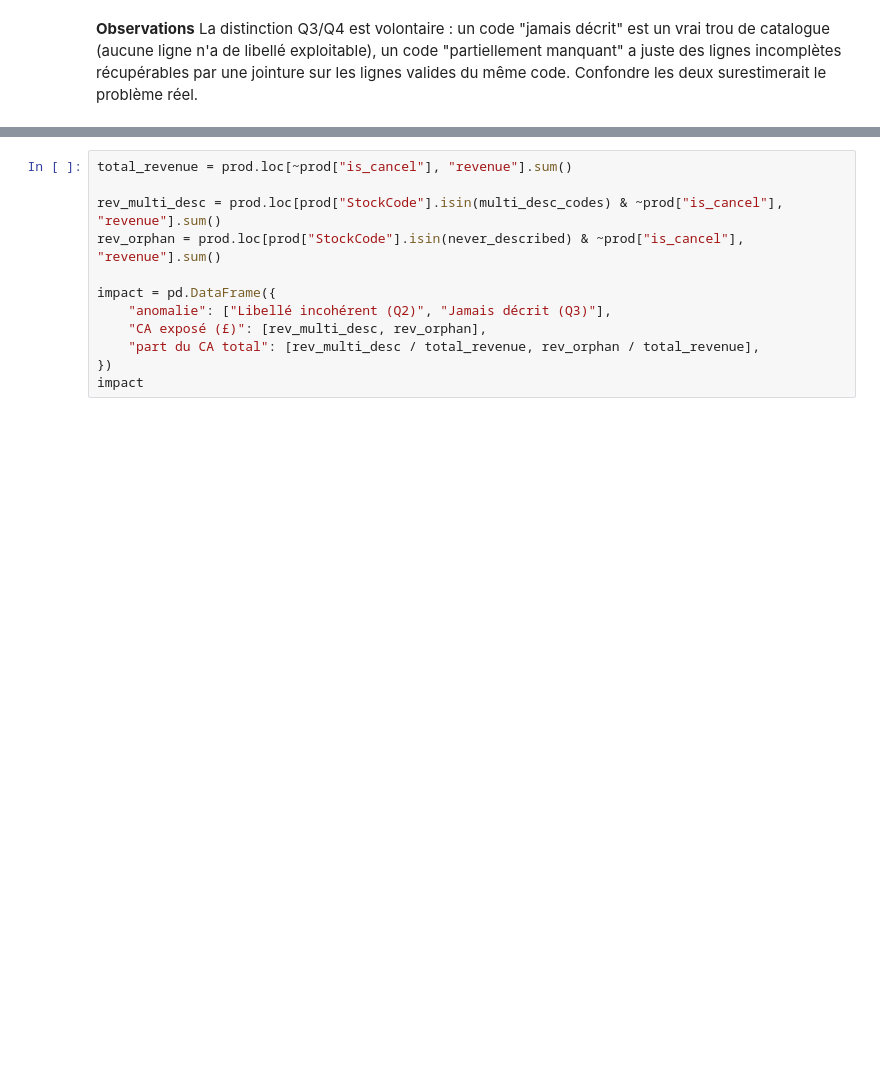
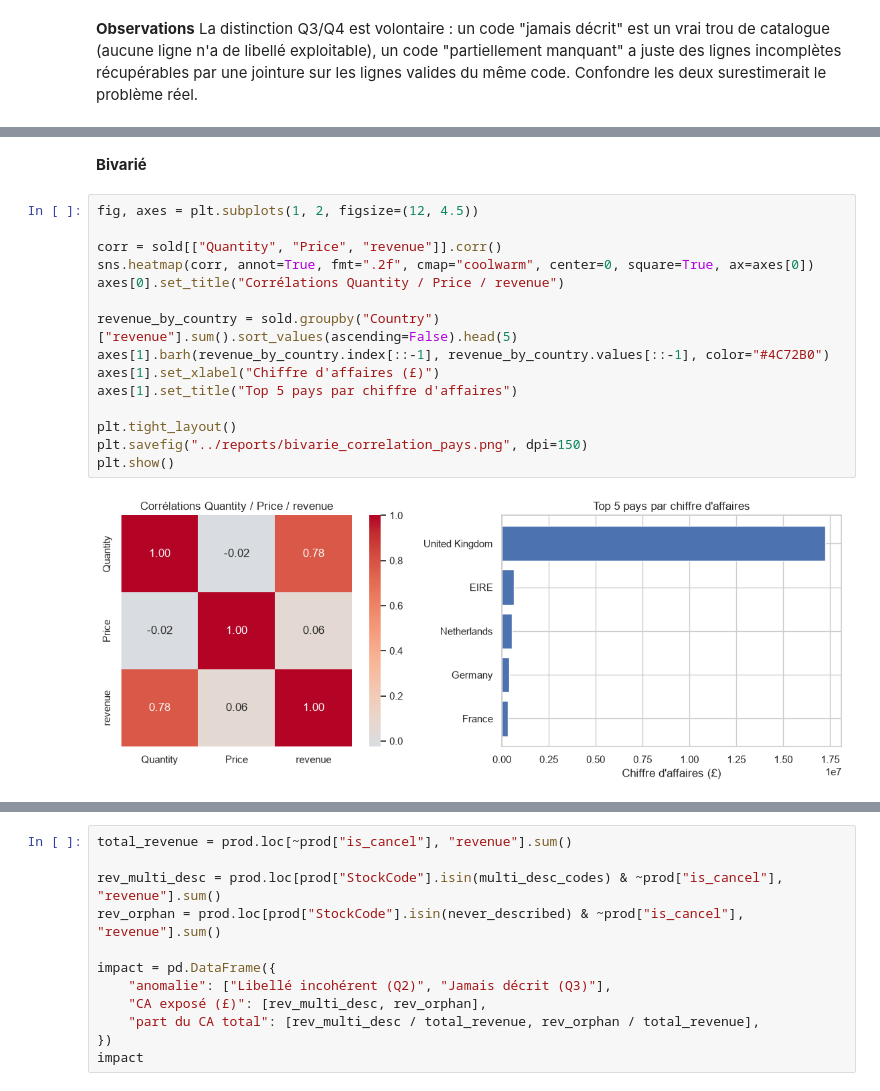
Before and after one commit to juliettebm/retail-product-catalog-analytics, a Jupyter notebook: notebooks/01_catalog_quality_conversion.ipynb, the cells around one changed output, grey strips where cells are left out. Saved outputs shown, nothing was run; the diff lists cells and outputs as text; blank space fills up the shorter version.

```diff
--- a/notebooks/01_catalog_quality_conversion.ipynb
+++ b/notebooks/01_catalog_quality_conversion.ipynb
@@ -112,0 +159,19 @@ quality_report
+# %% [markdown]
+**Bivarié**
+# %%
+fig, axes = plt.subplots(1, 2, figsize=(12, 4.5))
+
+corr = sold[["Quantity", "Price", "revenue"]].corr()
+sns.heatmap(corr, annot=True, fmt=".2f", cmap="coolwarm", center=0, square=True, ax=axes[0])
+axes[0].set_title("Corrélations Quantity / Price / revenue")
+
+revenue_by_country = sold.groupby("Country")["revenue"].sum().sort_values(ascending=False).head(5)
+axes[1].barh(revenue_by_country.index[::-1], revenue_by_country.values[::-1], color="#4C72B0")
+axes[1].set_xlabel("Chiffre d'affaires (£)")
+axes[1].set_title("Top 5 pays par chiffre d'affaires")
+
+plt.tight_layout()
+plt.savefig("../reports/bivarie_correlation_pays.png", dpi=150)
+plt.show()
+# %% [output]
+[figure, added]
```
Also changed, not shown: parts of 8 cells of this notebook, 3 other files.
